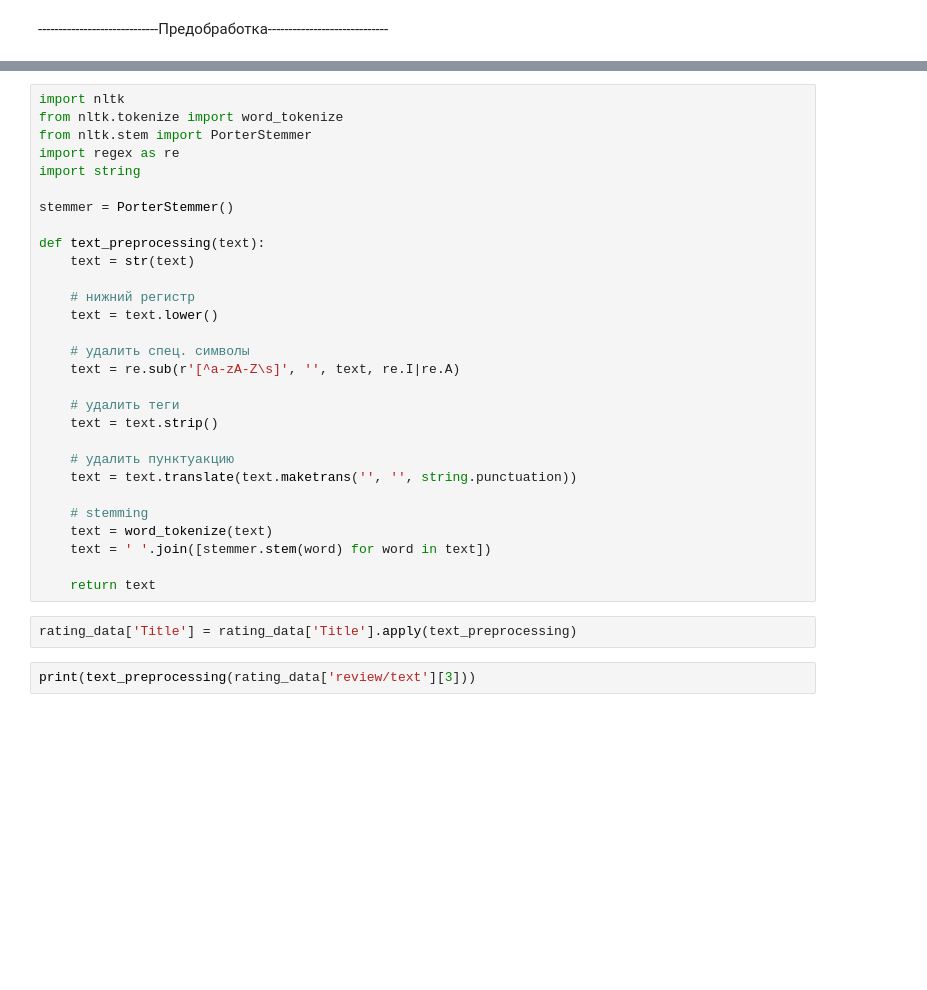
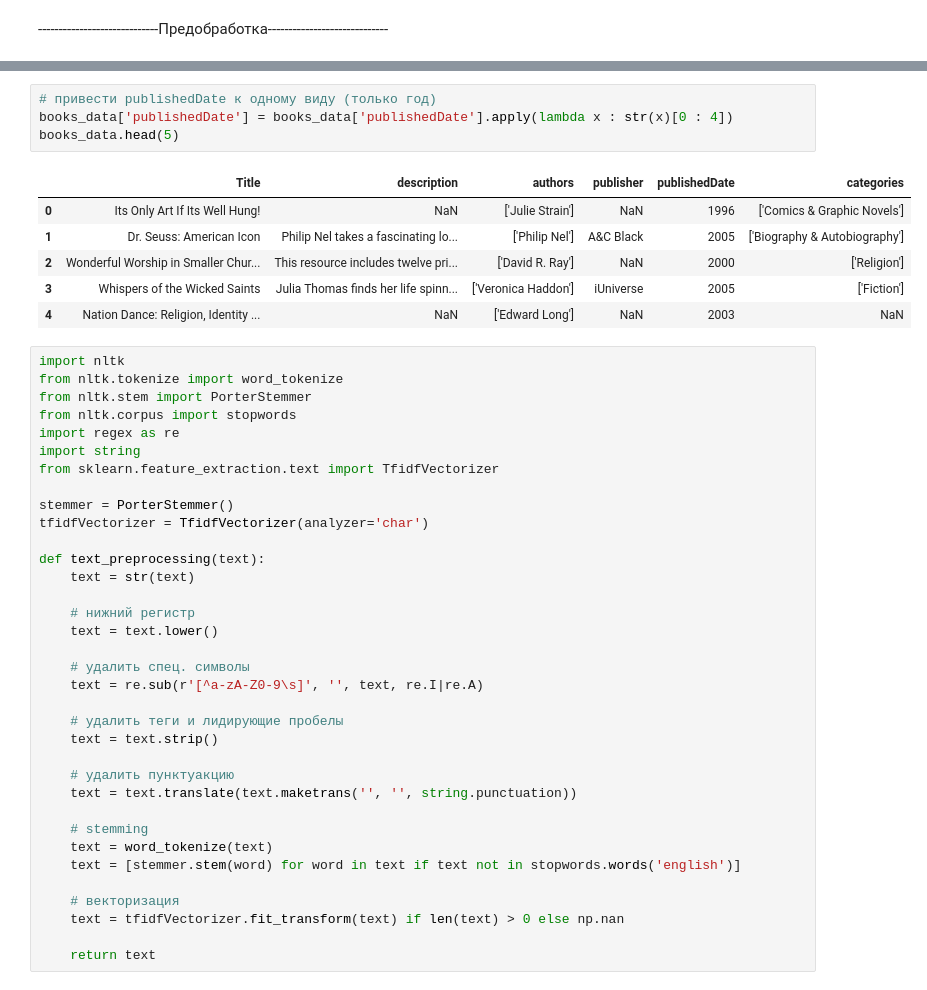
Before and after one commit to LeonSysprog/BookReviews, a Jupyter notebook: ml.ipynb, the cells around one changed output, grey strips where cells are left out. Cells and saved outputs as stored; diff of their text form; blank space fills up the shorter version.

```diff
--- a/ml.ipynb
+++ b/ml.ipynb
@@ -173,11 +282,25 @@ rating_data.head(5)
+# %%
+# привести publishedDate к одному виду (только год)
+books_data['publishedDate'] = books_data['publishedDate'].apply(lambda x : str(x)[0 : 4])
+books_data.head(5)
+# %% [output]
+|  | Title | description | authors | publisher | publishedDate | categories |
+| 0 | Its Only Art If Its Well Hung! | NaN | ['Julie Strain'] | NaN | 1996 | ['Comics & Graphic Novels'] |
+| 1 | Dr. Seuss: American Icon | Philip Nel takes a fascinating lo... | ['Philip Nel'] | A&C Black | 2005 | ['Biography & Autobiography'] |
+| 2 | Wonderful Worship in Smaller Chur... | This resource includes twelve pri... | ['David R. Ray'] | NaN | 2000 | ['Religion'] |
+| 3 | Whispers of the Wicked Saints | Julia Thomas finds her life spinn... | ['Veronica Haddon'] | iUniverse | 2005 | ['Fiction'] |
+| 4 | Nation Dance: Religion, Identity ... | NaN | ['Edward Long'] | NaN | 2003 | NaN |
 # %%
 import nltk
 from nltk.tokenize import word_tokenize
 from nltk.stem import PorterStemmer
+from nltk.corpus import stopwords
 import regex as re
 import string
+from sklearn.feature_extraction.text import TfidfVectorizer
 
 stemmer = PorterStemmer()
+tfidfVectorizer = TfidfVectorizer(analyzer='char')
 
 def text_preprocessing(text):
     text = str(text)
@@ -186,9 +309,9 @@ def text_preprocessing(text):
     text = text.lower()
 
     # удалить спец. символы
-    text = re.sub(r'[^a-zA-Z\s]', '', text, re.I|re.A)
+    text = re.sub(r'[^a-zA-Z0-9\s]', '', text, re.I|re.A)
 
-    # удалить теги
+    # удалить теги и лидирующие пробелы
     text = text.strip()
 
     # удалить пунктуакцию
@@ -196,10 +319,9 @@ def text_preprocessing(text):
 
     # stemming
     text = word_tokenize(text)
-    text = ' '.join([stemmer.stem(word) for word in text])
+    text = [stemmer.stem(word) for word in text if text not in stopwords.words('english')]
+
+    # векторизация
+    text = tfidfVectorizer.fit_transform(text) if len(text) > 0 else np.nan
 
     return text
-# %%
-rating_data['Title'] = rating_data['Title'].apply(text_preprocessing)
-# %%
-print(text_preprocessing(rating_data['review/text'][3]))
```
Also changed, not shown: parts of 21 cells of this notebook, 4 other files.
